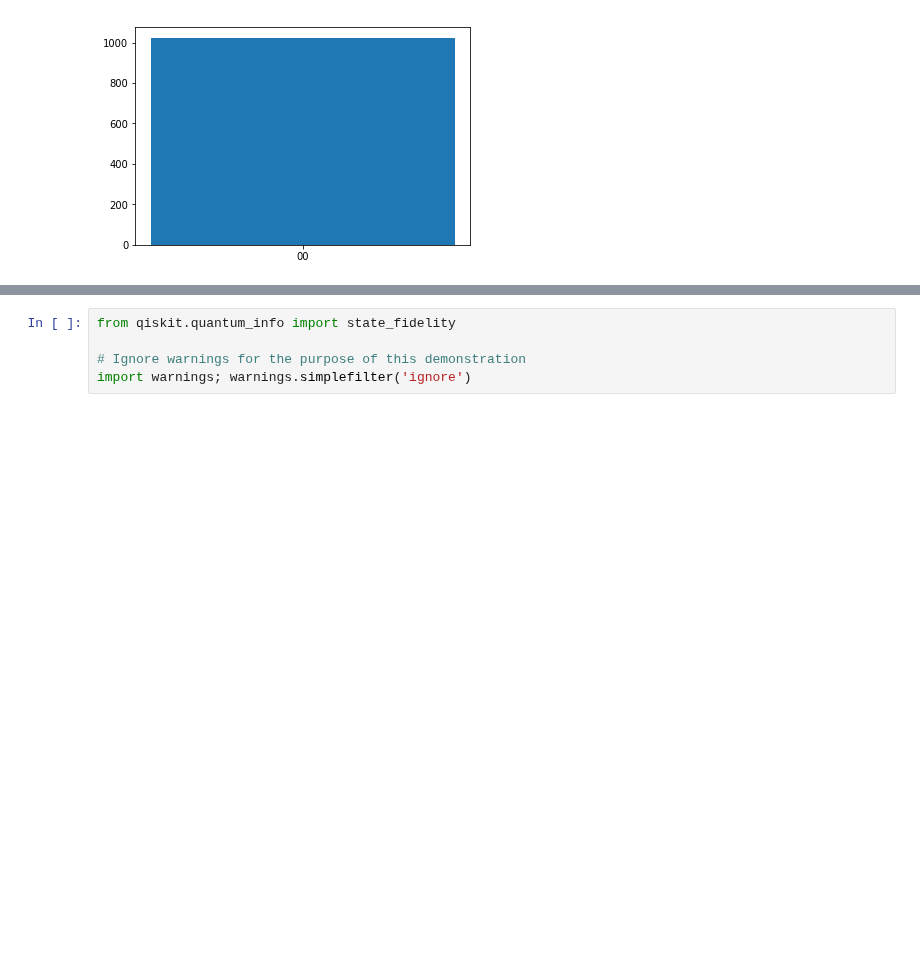
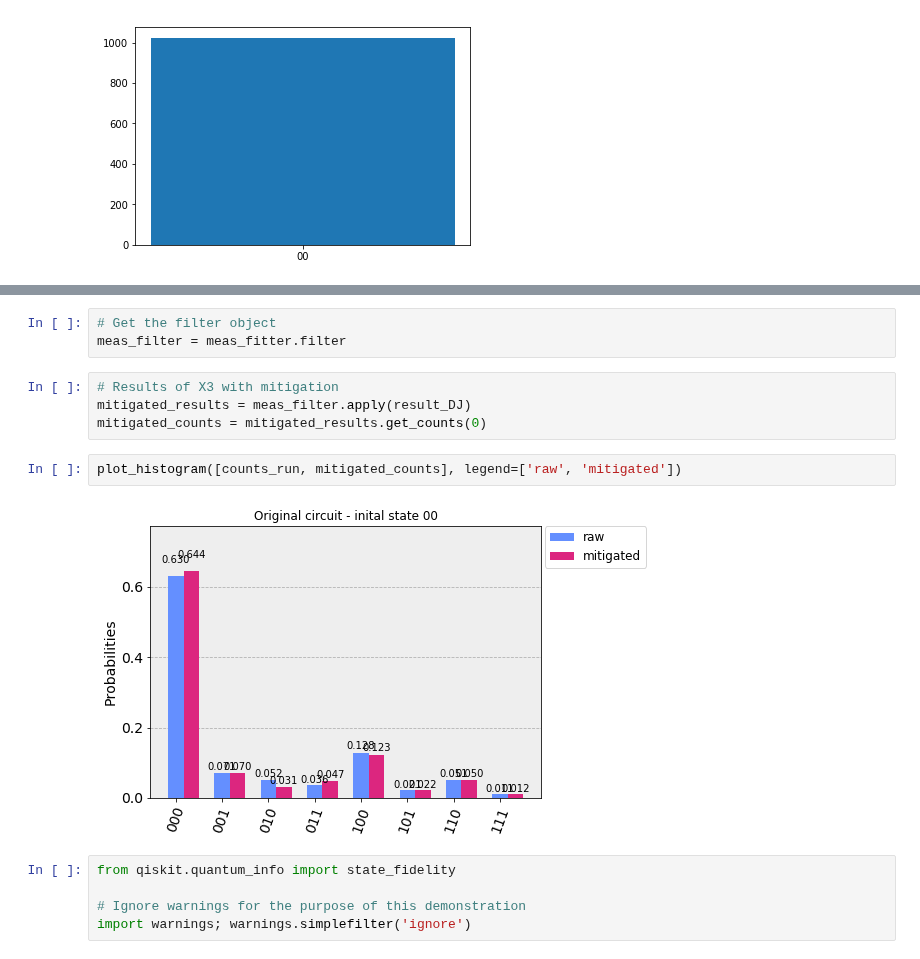
Before and after one commit to afonsofr/Qiskit_hands_on, a Jupyter notebook: basics.ipynb, the cells around one changed output, grey strips where cells are left out. Cells and saved outputs as stored; diff of their text form; blank space fills up the shorter version.

```diff
--- a/basics.ipynb
+++ b/basics.ipynb
@@ -506,3 +580,14 @@ simulation:
+# %%
+# Get the filter object
+meas_filter = meas_fitter.filter
+# %%
+# Results of X3 with mitigation
+mitigated_results = meas_filter.apply(result_DJ)
+mitigated_counts = mitigated_results.get_counts(0)
+# %%
+plot_histogram([counts_run, mitigated_counts], legend=['raw', 'mitigated'])
+# %% [output]
+[figure, added]
 # %%
 from qiskit.quantum_info import state_fidelity
 
```
Also changed, not shown: parts of 15 cells of this notebook, 1 other file.
